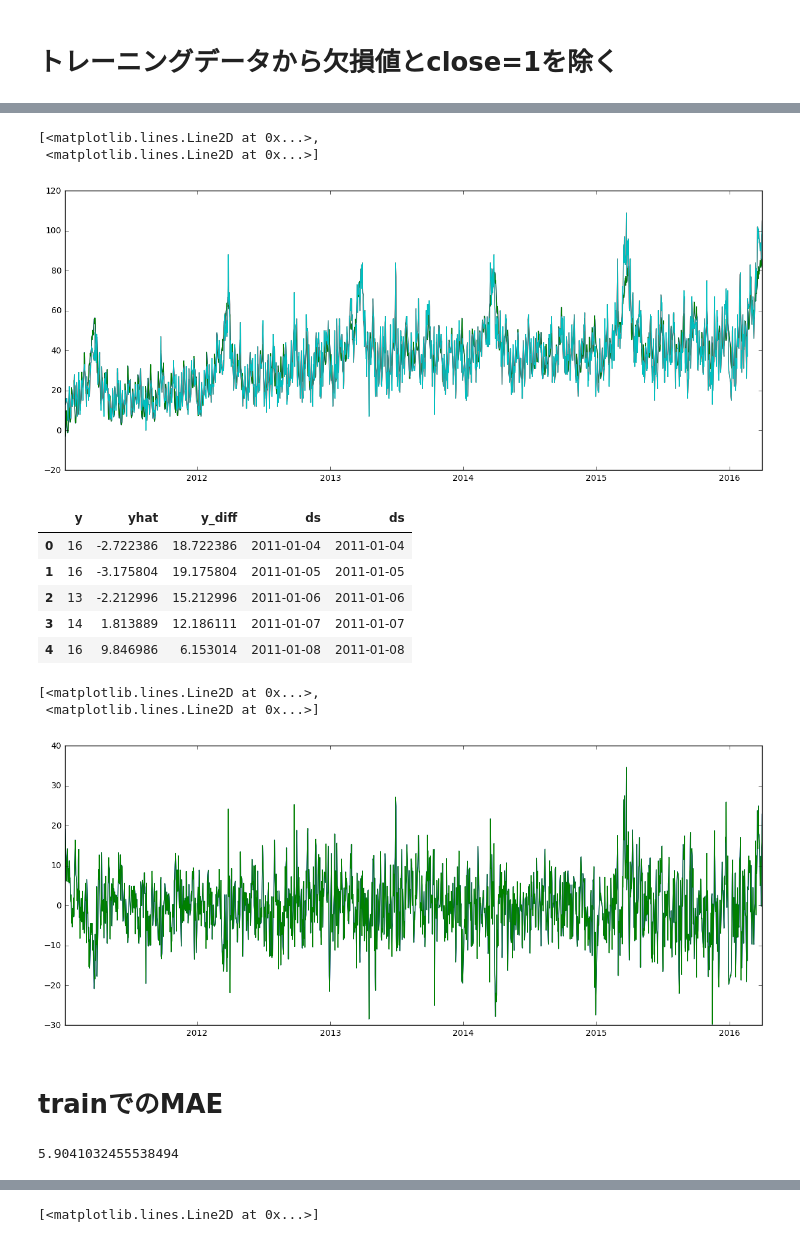
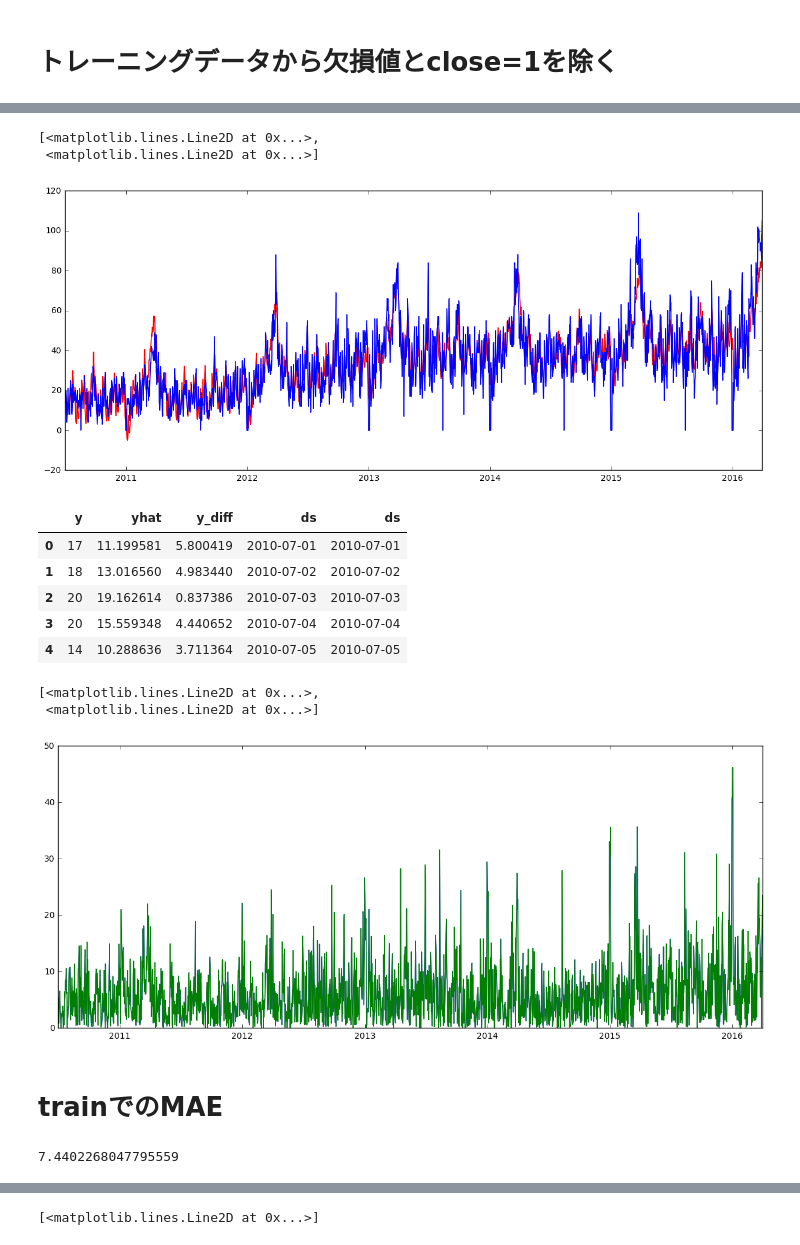
Before and after one commit to tacchan7412/gci2017_team12, a Jupyter notebook: notebooks/timeseries_koga.ipynb, the cells around one changed output, grey strips where cells are left out. Cells and saved outputs as stored; diff of their text form; code cells hidden in the pictures.

```diff
--- a/notebooks/timeseries_koga.ipynb
+++ b/notebooks/timeseries_koga.ipynb
@@ -29,9 +29,9 @@ train_df, test_df = dr.get_raw_data()
 # %% [markdown]
 # トレーニングデータから欠損値とclose=1を除く
 # %%
-train_df = train_df[train_df.close==0]
-train_df = train_df[train_df.price_am!=-1]
-train_df = train_df[train_df.price_pm!=-1]
+# train_df = train_df[train_df.close==0]
+# train_df = train_df[train_df.price_am!=-1]
+# train_df = train_df[train_df.price_pm!=-1]
 # %%
 df = train_df[["datetime", "y"]]
 df["ds"] = pd.to_datetime(df.datetime)
@@ -96,36 +87,36 @@ INFO:fbprophet.forecaster:Disabling daily seasonality. Run prophet with daily_se
 # %%
-train_ans = forecast[:1889]
+train_ans = forecast[:2101]
 train_ans = train_ans.reset_index()
 train_ans_ = pd.concat([train_ans, df], axis=1)
 train_ans_["y_diff"] = train_ans_.y - train_ans_.yhat
-plt.plot(train_ans_.ds, train_ans_.yhat)
-plt.plot(train_ans_.ds, train_ans_.y)
+plt.plot(train_ans_.ds, train_ans_.yhat, color='r')
+plt.plot(train_ans_.ds, train_ans_.y, color='b')
 # %% [output]
 [<matplotlib.lines.Line2D at 0x...>,
  <matplotlib.lines.Line2D at 0x...>]
-[figure, old version]
+[figure, new version]
 # %%
 # plt.plot(train_ans_.ds, train_ans_.y_diff)
 train_ans_[["y", "yhat", "y_diff", "ds"]].head()
 # %% [output]
 |  | y | yhat | y_diff | ds | ds |
-| 0 | 16 | -2.722386 | 18.722386 | 2011-01-04 | 2011-01-04 |
-| 1 | 16 | -3.175804 | 19.175804 | 2011-01-05 | 2011-01-05 |
-| 2 | 13 | -2.212996 | 15.212996 | 2011-01-06 | 2011-01-06 |
-| 3 | 14 | 1.813889 | 12.186111 | 2011-01-07 | 2011-01-07 |
-| 4 | 16 | 9.846986 | 6.153014 | 2011-01-08 | 2011-01-08 |
+| 0 | 17 | 11.199581 | 5.800419 | 2010-07-01 | 2010-07-01 |
+| 1 | 18 | 13.016560 | 4.983440 | 2010-07-02 | 2010-07-02 |
+| 2 | 20 | 19.162614 | 0.837386 | 2010-07-03 | 2010-07-03 |
+| 3 | 20 | 15.559348 | 4.440652 | 2010-07-04 | 2010-07-04 |
+| 4 | 14 | 10.288636 | 3.711364 | 2010-07-05 | 2010-07-05 |
 # %%
-plt.plot(train_ans_.ds, train_ans_.y_diff)
+plt.plot(train_ans_.ds, abs(train_ans_.y_diff))
 # %% [output]
 [<matplotlib.lines.Line2D at 0x...>,
  <matplotlib.lines.Line2D at 0x...>]
-[figure, old version]
+[figure, new version]
 # %% [markdown]
 # trainでのMAE
 # %%
-sum(abs(train_ans_.y - train_ans_.yhat)) / len(train_ans_)
+sum(abs(train_ans_.y[1500:] - train_ans_.yhat[1500:])) / len(train_ans_[1500:])
 # %% [output]
-5.9041032455538494
+7.4402268047795559
 # %%
 forecast[forecast.ds=='2016-04-01']
 # %% [output]
```
Also changed, not shown: parts of 6 cells of this notebook, 6 other files.
